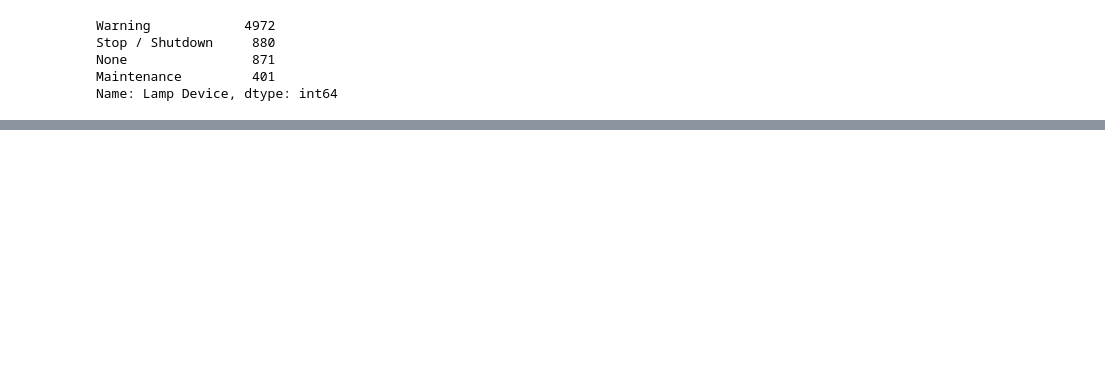
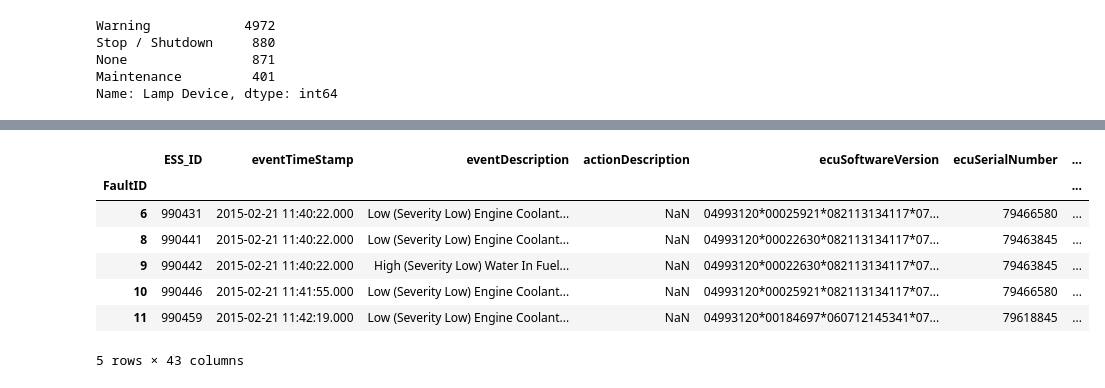
Before and after one commit to berneskaracay/dq-8-predicting-engine-derates-starfish, a Jupyter notebook: Big_G_data_John.ipynb, the cells around one changed output, grey strips where cells are left out. Drawn from its saved outputs; the diff is of its cells as text; code cells hidden in the pictures; blank space fills up the shorter version.

```diff
--- a/Big_G_data_John.ipynb
+++ b/Big_G_data_John.ipynb
@@ -42,5 +68,16 @@ faults.head()
+# %%
+faults.loc[faults['ecuMake'].isin(['PCAR', '????R',
+                                 '?CAR', '?ACCR', '???R']), 'ecuMake']="PACCR"
+faults.loc[faults['ecuMake'].isin(['?MMNS', '??MNS']), 'ecuMake']="CMMNS"
+faults.loc[faults['ecuMake']=='?NDWS', 'ecuMake']="BNDWS"
+# %%
+faults['EquipmentID'].replace(regex=True,inplace=True,to_replace=r'\D',value=r'')
+faults['EquipmentID']=faults['EquipmentID'].astype(float)
+faults['EquipmentID']=faults['EquipmentID'].astype(int)
+# %%
+faults=faults.loc[(faults["ecuMake"]=="CMMNS"),:]
 # %%
-faults.set_index('FaultID').join(diagnostics.pivot(
+joined_df = faults.set_index('FaultID').join(diagnostics.pivot(
     index = 'FaultID',
     columns = 'Name',
     values = 'Value')).reset_index().set_index('FaultID')
@@ -74,0 +122,11 @@ Name: Lamp Device, dtype: int64
+# %%
+joined_df.head()
+# %% [output]
+|  | ESS_ID | eventTimeStamp | eventDescription | actionDescription | ecuSoftwareVersion | ecuSerialNumber | ... |
+| FaultID |  |  |  |  |  |  | ... |
+| 6 | 990431 | 2015-02-21 11:40:22.000 | Low (Severity Low) Engine Coolant... | NaN | 04993120*00025921*082113134117*07... | 79466580 | ... |
+| 8 | 990441 | 2015-02-21 11:40:22.000 | Low (Severity Low) Engine Coolant... | NaN | 04993120*00022630*082113134117*07... | 79463845 | ... |
+| 9 | 990442 | 2015-02-21 11:40:22.000 | High (Severity Low) Water In Fuel... | NaN | 04993120*00022630*082113134117*07... | 79463845 | ... |
+| 10 | 990446 | 2015-02-21 11:41:55.000 | Low (Severity Low) Engine Coolant... | NaN | 04993120*00025921*082113134117*07... | 79466580 | ... |
+| 11 | 990459 | 2015-02-21 11:42:19.000 | Low (Severity Low) Engine Coolant... | NaN | 04993120*00184697*060712145341*07... | 79618845 | ... |
+5 rows × 43 columns
```
Also changed, not shown: parts of 40 cells of this notebook.
